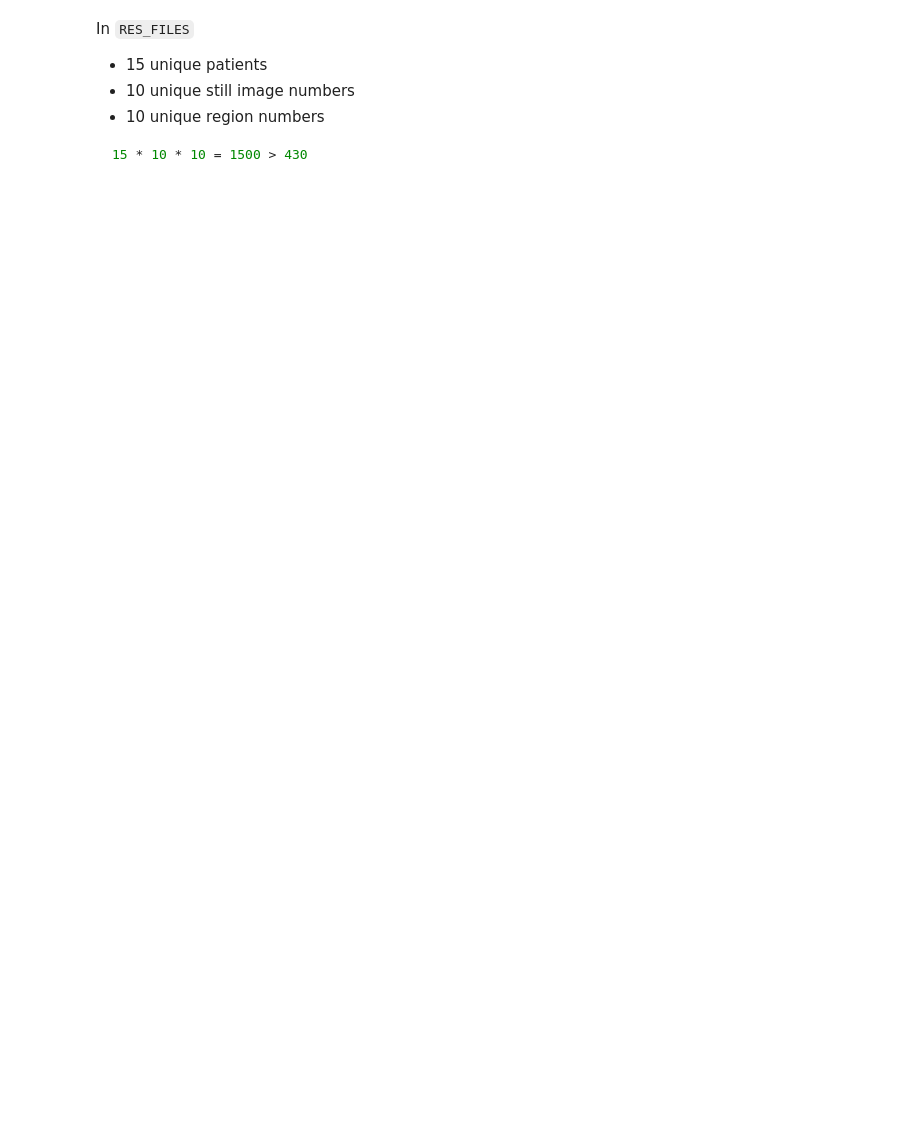
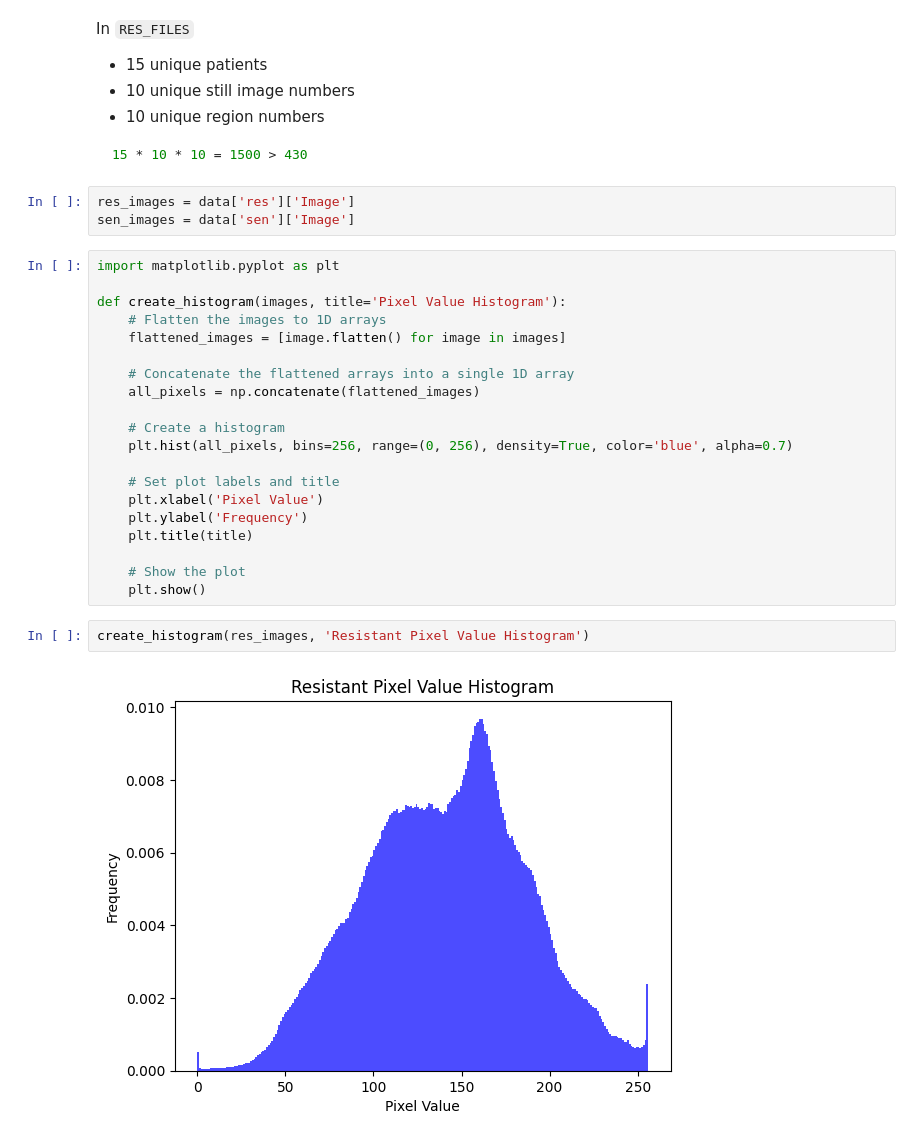
Before and after one commit to NasirW/disc_research, a Jupyter notebook: chemo_res_biop_explo.ipynb, the cells around one changed output. Saved outputs shown, nothing was run; the diff lists cells and outputs as text; blank space fills up the shorter version.

Commit message:
Generated Histograms

````diff
--- a/chemo_res_biop_explo.ipynb
+++ b/chemo_res_biop_explo.ipynb
@@ -86,3 +90,30 @@ In `RES_FILES`
 ```python
 15 * 10 * 10 = 1500 > 430
 ```
+# %%
+res_images = data['res']['Image']
+sen_images = data['sen']['Image']
+# %%
+import matplotlib.pyplot as plt
+
+def create_histogram(images, title='Pixel Value Histogram'):
+    # Flatten the images to 1D arrays
+    flattened_images = [image.flatten() for image in images]
+
+    # Concatenate the flattened arrays into a single 1D array
+    all_pixels = np.concatenate(flattened_images)
+
+    # Create a histogram
+    plt.hist(all_pixels, bins=256, range=(0, 256), density=True, color='blue', alpha=0.7)
+
+    # Set plot labels and title
+    plt.xlabel('Pixel Value')
+    plt.ylabel('Frequency')
+    plt.title(title)
+
+    # Show the plot
+    plt.show()
+# %%
+create_histogram(res_images, 'Resistant Pixel Value Histogram')
+# %% [output]
+[figure, added]
````
Also changed, not shown: parts of 6 cells of this notebook.
